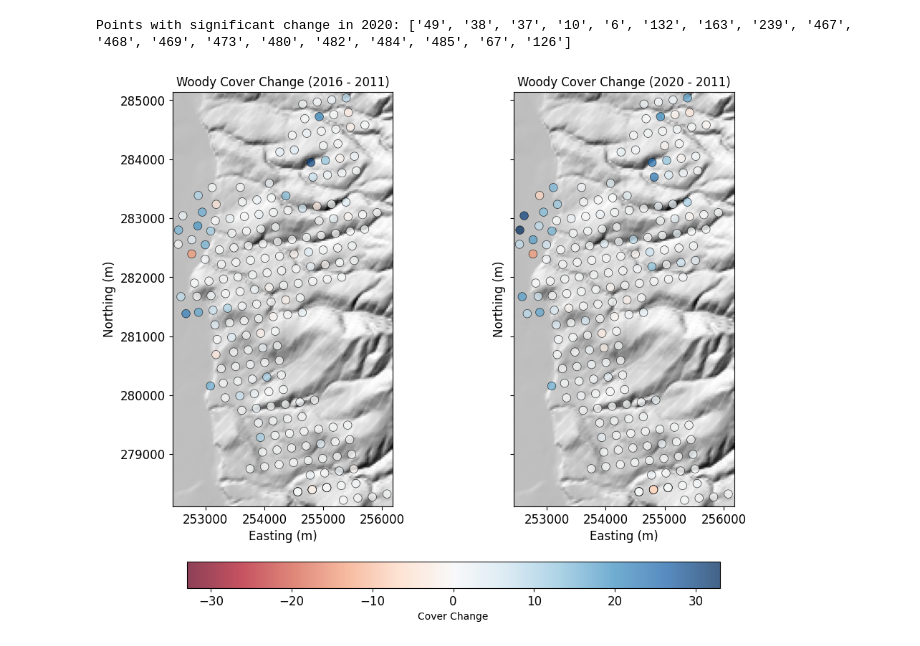
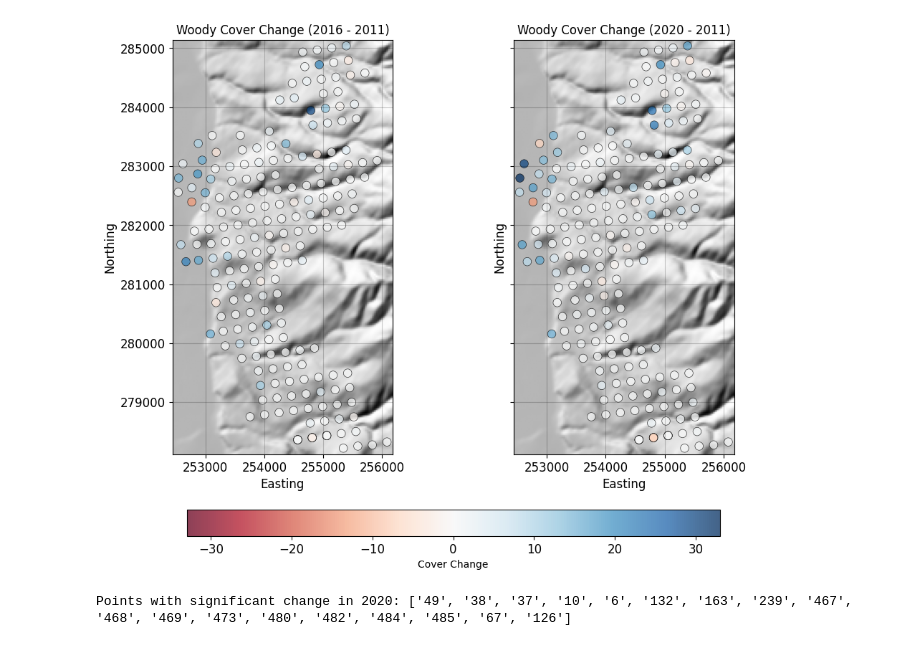
Before and after one commit to mosscoder/calibrate_rap, a Jupyter notebook: 10_analyze_cover_change_at_bird_points.ipynb, the cells around one changed output. Drawn from its saved outputs; the diff is of its cells as text; code cells hidden in the pictures.

```diff
--- a/10_analyze_cover_change_at_bird_points.ipynb
+++ b/10_analyze_cover_change_at_bird_points.ipynb
@@ -79,7 +80,8 @@ with rasterio.open(ned_path) as src:
     window = rasterio.windows.from_bounds(xmin, ymin, xmax, ymax, src.transform)
 
     # Read cropped elevation data
-    elevation = src.read(1, window=window)
+    elevation = src.read(1, window=window, masked=True)
+    elevation = gaussian_filter(elevation.astype(float), sigma=0.75)
 
     # Get transform for cropped region
     cropped_transform = rasterio.windows.transform(window, src.transform)
@@ -117,34 +119,38 @@ with rasterio.open(ned_path) as src:
         cmap="RdBu",
         norm=plt.Normalize(vmin=-max_change, vmax=max_change),
         s=70,
         edgecolors='black',
         linewidths=0.5,
         alpha=0.75
     )
     axes[1].set_title('Woody Cover Change (2020 - 2011)')
 
     # Add shared colorbar
     cbar = fig.colorbar(scatter_2020, ax=axes, label='Cover Change', orientation='horizontal', shrink=0.8, pad=0.1)
     cbar.ax.tick_params(labelsize=12)
 
     # Set labels and titles
     for ax in axes:
-        ax.set_xlabel('Easting (m)', fontsize=12)
-        ax.set_ylabel('Northing (m)', fontsize=12)
+        ax.set_xlabel('Easting', fontsize=12)
+        ax.set_ylabel('Northing', fontsize=12)
         ax.set_aspect('equal', adjustable='box')
         ax.tick_params(axis='both', labelsize=12)
+        ax.grid(True, color='black', alpha=0.2)
 
     # Set plot limits to match the point bounds
     plt.xlim(xmin, xmax)
     plt.ylim(ymin, ymax)
 
     plt.tight_layout()
+    path_to_cover_change_plots = 'results/figures/cover_change_plots.png'
+    plt.savefig(path_to_cover_change_plots, dpi=300)
+    plt.show()
 
 # Extract point_idx for rows where abs(cover_change) > 10 for 2020
 significant_change_2020 = cover_change_2020[abs(cover_change_2020["cover_change"]) > 10]
 significant_points_2020 = significant_change_2020["point_idx"].tolist()
 
 print(f"Points with significant change in 2020: {significant_points_2020}")
 # %% [output]
+[figure, new version]
 Points with significant change in 2020: ['49', '38', '37', '10', '6', '132', '163', '239', '467', '468', '469', '473', '480', '482', '484', '485', '67', '126']
-[figure, old version]
```
Also changed, not shown: parts of 1 cell of this notebook, 3 other files.
